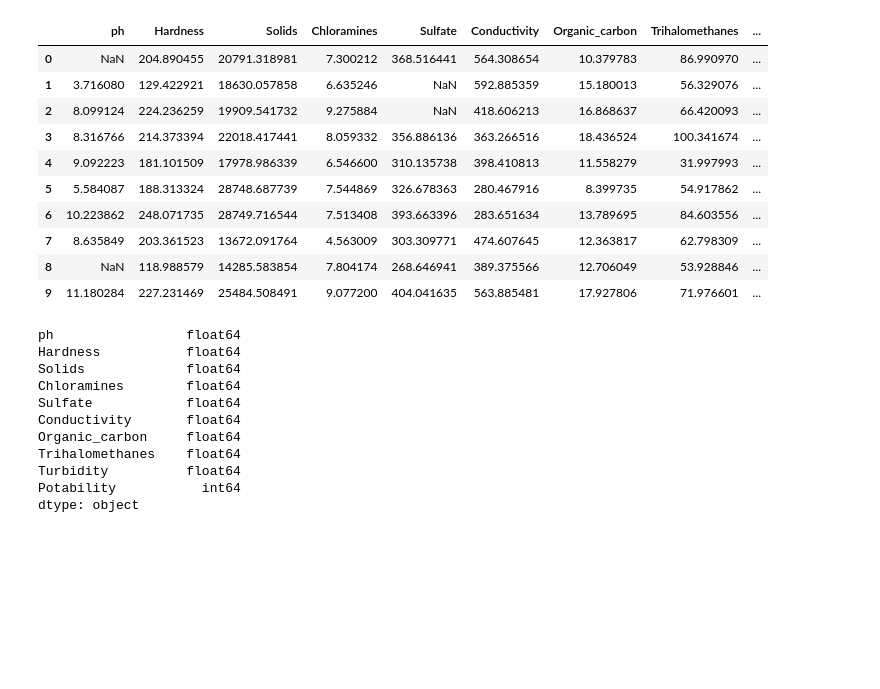
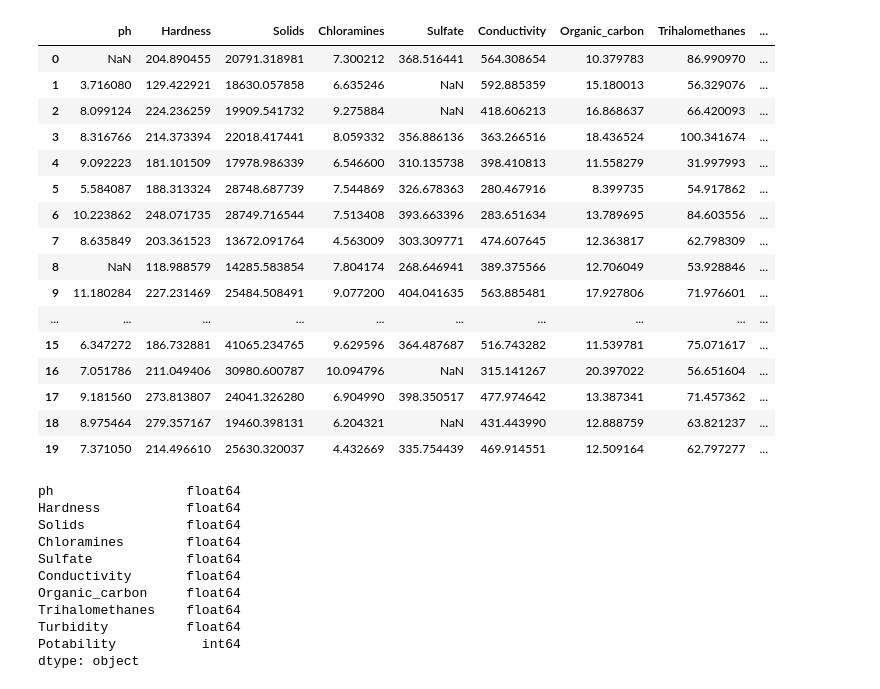
Before and after one commit to leonardo99i/Inteligencia_Artificial, a Jupyter notebook: Projeto_A3/Trabalho_A3.ipynb, the cells around one changed output. Saved outputs shown, nothing was run; the diff lists cells and outputs as text; code cells hidden in the pictures; blank space fills up the shorter version.

```diff
--- a/Projeto_A3/Trabalho_A3.ipynb
+++ b/Projeto_A3/Trabalho_A3.ipynb
@@ -28,19 +69,25 @@ import seaborn as sns
 import missingno as msno
 # %%
 df = pd.read_csv('water_potability.csv')
-df.head(10)
+df.head(20)
 # %% [output]
 |  | ph | Hardness | Solids | Chloramines | Sulfate | Conductivity | Organic_carbon | Trihalomethanes | ... |
 | 0 | NaN | 204.890455 | 20791.318981 | 7.300212 | 368.516441 | 564.308654 | 10.379783 | 86.990970 | ... |
 | 1 | 3.716080 | 129.422921 | 18630.057858 | 6.635246 | NaN | 592.885359 | 15.180013 | 56.329076 | ... |
 | 2 | 8.099124 | 224.236259 | 19909.541732 | 9.275884 | NaN | 418.606213 | 16.868637 | 66.420093 | ... |
 | 3 | 8.316766 | 214.373394 | 22018.417441 | 8.059332 | 356.886136 | 363.266516 | 18.436524 | 100.341674 | ... |
 | 4 | 9.092223 | 181.101509 | 17978.986339 | 6.546600 | 310.135738 | 398.410813 | 11.558279 | 31.997993 | ... |
 | 5 | 5.584087 | 188.313324 | 28748.687739 | 7.544869 | 326.678363 | 280.467916 | 8.399735 | 54.917862 | ... |
 | 6 | 10.223862 | 248.071735 | 28749.716544 | 7.513408 | 393.663396 | 283.651634 | 13.789695 | 84.603556 | ... |
 | 7 | 8.635849 | 203.361523 | 13672.091764 | 4.563009 | 303.309771 | 474.607645 | 12.363817 | 62.798309 | ... |
 | 8 | NaN | 118.988579 | 14285.583854 | 7.804174 | 268.646941 | 389.375566 | 12.706049 | 53.928846 | ... |
 | 9 | 11.180284 | 227.231469 | 25484.508491 | 9.077200 | 404.041635 | 563.885481 | 17.927806 | 71.976601 | ... |
+| ... | ... | ... | ... | ... | ... | ... | ... | ... | ... |
+| 15 | 6.347272 | 186.732881 | 41065.234765 | 9.629596 | 364.487687 | 516.743282 | 11.539781 | 75.071617 | ... |
+| 16 | 7.051786 | 211.049406 | 30980.600787 | 10.094796 | NaN | 315.141267 | 20.397022 | 56.651604 | ... |
+| 17 | 9.181560 | 273.813807 | 24041.326280 | 6.904990 | 398.350517 | 477.974642 | 13.387341 | 71.457362 | ... |
+| 18 | 8.975464 | 279.357167 | 19460.398131 | 6.204321 | NaN | 431.443990 | 12.888759 | 63.821237 | ... |
+| 19 | 7.371050 | 214.496610 | 25630.320037 | 4.432669 | 335.754439 | 469.914551 | 12.509164 | 62.797277 | ... |
 # %%
 df.dtypes
 # %% [output]
```
Also changed, not shown: parts of 12 cells of this notebook, 1 other file.
